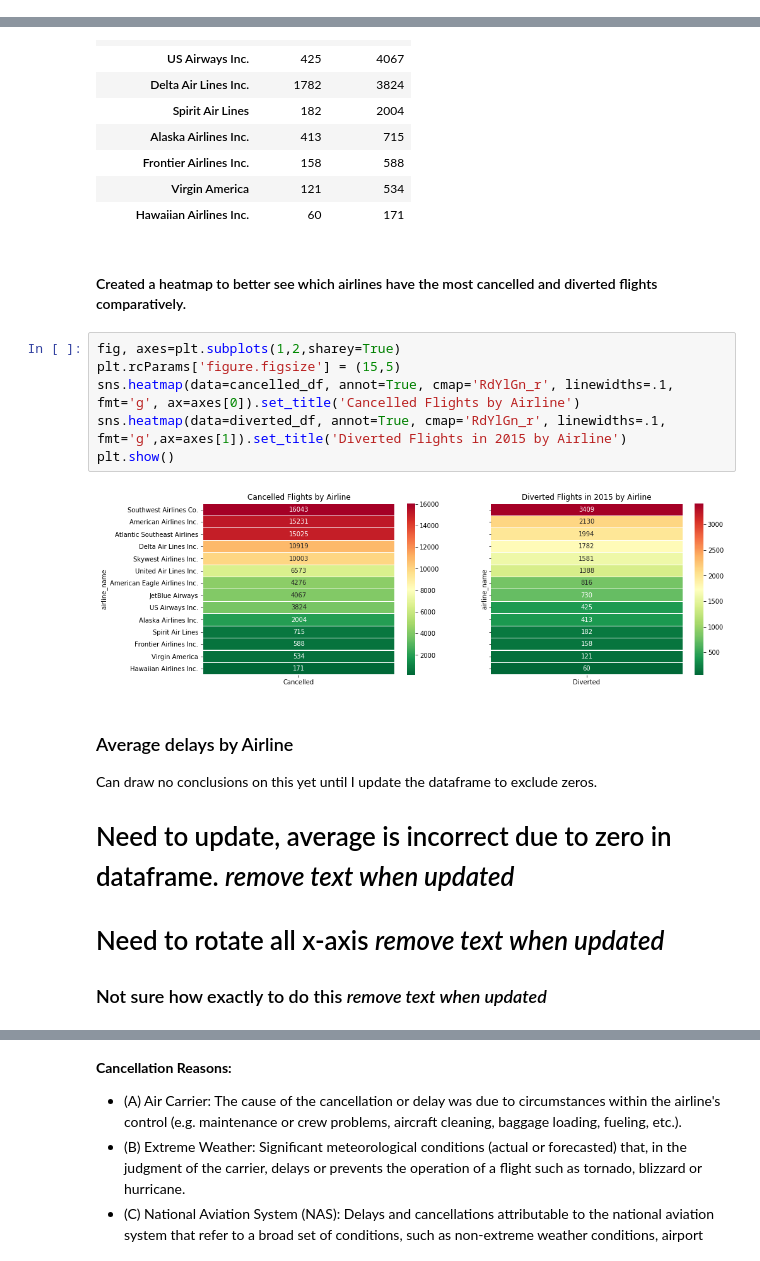
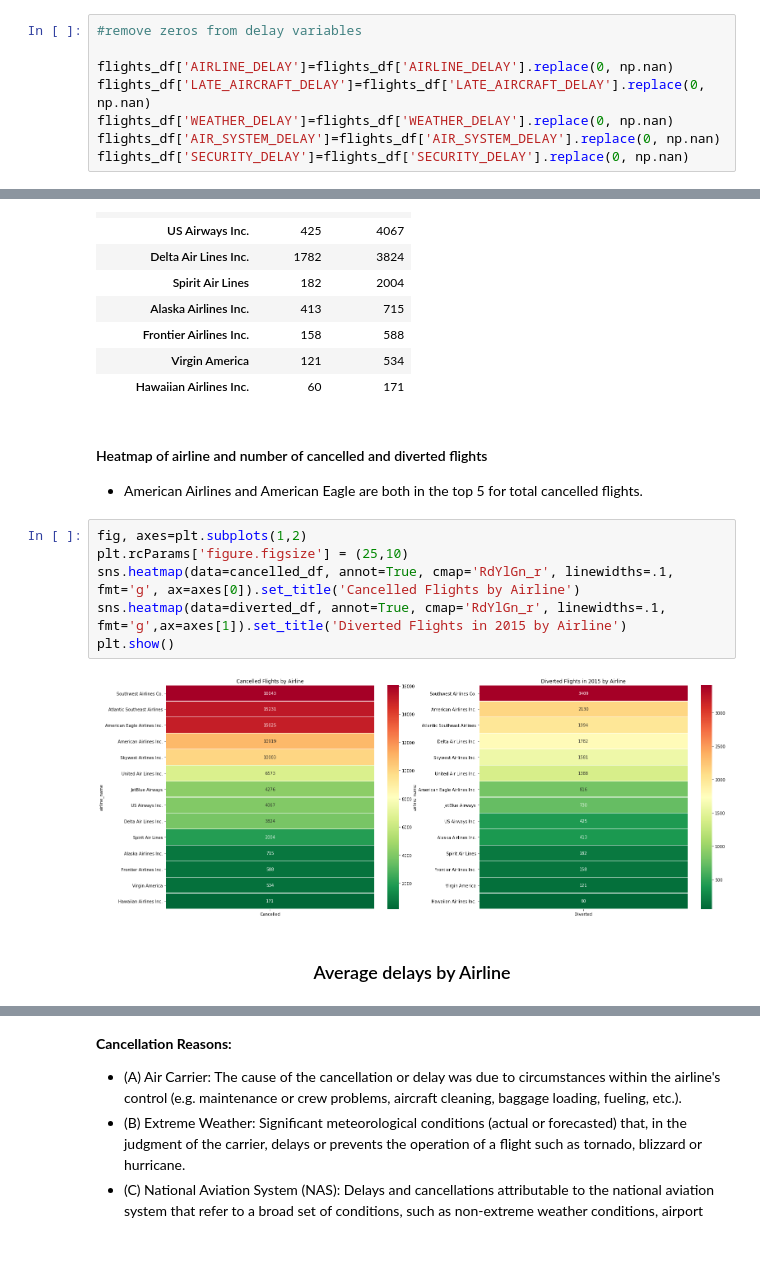
Before and after one commit to Kirstenj5115/Flight_Delays, a Jupyter notebook: FlightDelays_Capstone2_KirstenJames_v2.ipynb, the cells around one changed output, grey strips where cells are left out. Cells and saved outputs as stored; diff of their text form.

```diff
--- a/FlightDelays_Capstone2_KirstenJames_v2.ipynb
+++ b/FlightDelays_Capstone2_KirstenJames_v2.ipynb
@@ -25 +16,9 @@ flights_df.head()
+# %%
+#remove zeros from delay variables
+
+flights_df['AIRLINE_DELAY']=flights_df['AIRLINE_DELAY'].replace(0, np.nan)
+flights_df['LATE_AIRCRAFT_DELAY']=flights_df['LATE_AIRCRAFT_DELAY'].replace(0, np.nan)
+flights_df['WEATHER_DELAY']=flights_df['WEATHER_DELAY'].replace(0, np.nan)
+flights_df['AIR_SYSTEM_DELAY']=flights_df['AIR_SYSTEM_DELAY'].replace(0, np.nan)
+flights_df['SECURITY_DELAY']=flights_df['SECURITY_DELAY'].replace(0, np.nan)
 # %% [markdown]
@@ -279,22 +268,19 @@ cancel_diverted_sorteddf
 | Frontier Airlines Inc. | 158 | 588 |
 | Virgin America | 121 | 534 |
 | Hawaiian Airlines Inc. | 60 | 171 |
-# %% [markdown]
-#### Created a heatmap to better see which airlines have the most cancelled and diverted flights comparatively.
+# %% [markdown]
+<h4> Heatmap of airline and number of cancelled and diverted flights </h4>
+<ul>
+    <li>American Airlines and American Eagle are both in the top 5 for total cancelled flights. </li>
+</ul>
 # %%
-fig, axes=plt.subplots(1,2,sharey=True)
-plt.rcParams['figure.figsize'] = (15,5)
+fig, axes=plt.subplots(1,2)
+plt.rcParams['figure.figsize'] = (25,10)
 sns.heatmap(data=cancelled_df, annot=True, cmap='RdYlGn_r', linewidths=.1, fmt='g', ax=axes[0]).set_title('Cancelled Flights by Airline')
 sns.heatmap(data=diverted_df, annot=True, cmap='RdYlGn_r', linewidths=.1, fmt='g',ax=axes[1]).set_title('Diverted Flights in 2015 by Airline')
 plt.show()
 # %% [output]
-[figure, old version]
+[figure, new version]
-# %% [markdown]
-### Average delays by Airline
-Can draw no conclusions on this yet until I update the dataframe to exclude zeros.
-
-# Need to update, average is incorrect due to zero in dataframe. *remove text when updated*
-
-# Need to rotate all x-axis *remove text when updated*
-### Not sure how exactly to do this *remove text when updated*
+# %% [markdown]
+<h3><center> Average delays by Airline </center></h3>
 # %%
```
Also changed, not shown: parts of 51 cells of this notebook.
